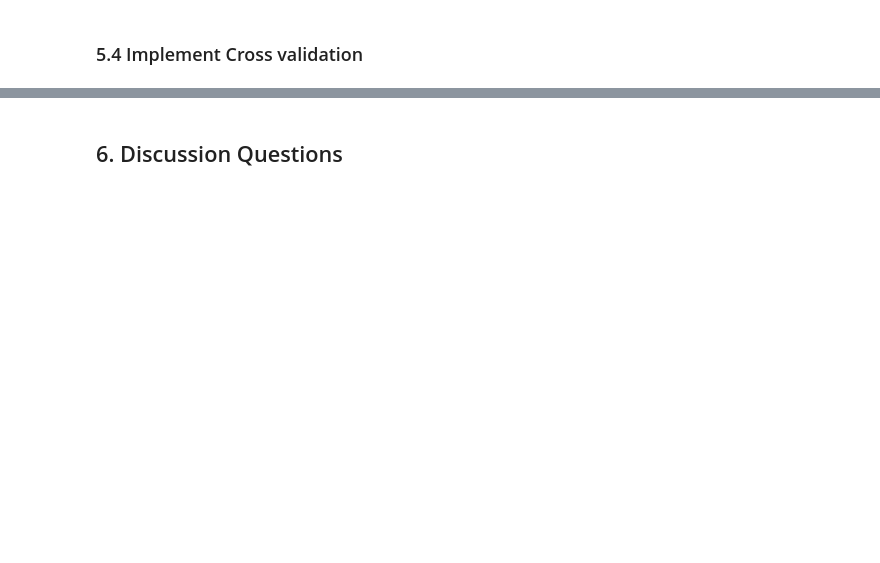
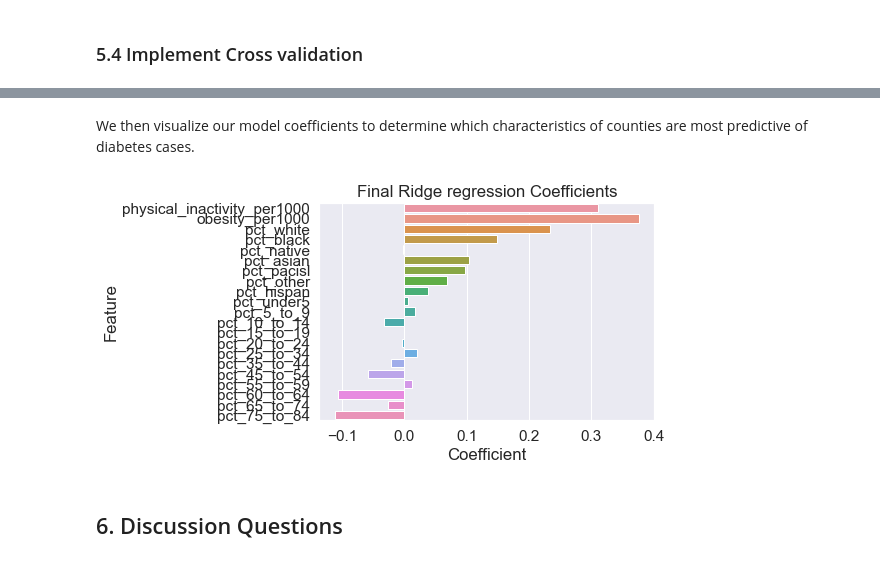
Before and after one commit to yaelnidam/CSS_Project2_Team1_Fall2020, a Jupyter notebook: project2_version2.ipynb, the cells around one changed output, grey strips where cells are left out. Drawn from its saved outputs; the diff is of its cells as text; code cells hidden in the pictures; blank space fills up the shorter version.

```diff
--- a/project2_version2.ipynb
+++ b/project2_version2.ipynb
@@ -1320,2 +1303,31 @@ We experiment with different k-s...how?
+# %% [markdown]
+We then visualize our model coefficients to determine which characteristics of counties are most predictive of diabetes cases.
+# %%
+ridge_features_top = ridge_reg_data.nlargest(21,['Coefficient'])
+
+#subset features in training data
+X_train_SF=X_train.loc[:, ridge_features_top['Feature']]
+X_validate_SF=X_validate.loc[:, ridge_features_top['Feature']]
+X_test_SF=X_test.loc[:, ridge_features_top['Feature']]
+
+# #predict on the Training data
+ridge_model_SF = ridge_reg.fit(X_test_SF, y_test)
+
+
+X_test_SF=X_test.loc[:, ridge_features_top['Feature']]
+ridge_model_SF = ridge_reg.fit(X_test_SF, y_test)
+ridge_final_data = pd.DataFrame([ridge_model_SF.coef_, X.columns]).T
+ridge_final_data.columns = ['Coefficient', 'Feature']
+ridge_final_data.head()
+
+# drop features not used in this model
+ridge_final_data=ridge_final_data.dropna()
+
+# plot
+ax = sns.barplot(x="Coefficient", y="Feature", data=ridge_final_data)
+ax.set_title("Final Ridge regression Coefficients")
+plt.show()
+# %% [output]
+[figure, added]
 # %% [markdown]
 ## 6. Discussion Questions
```
Also changed, not shown: parts of 37 cells of this notebook.
